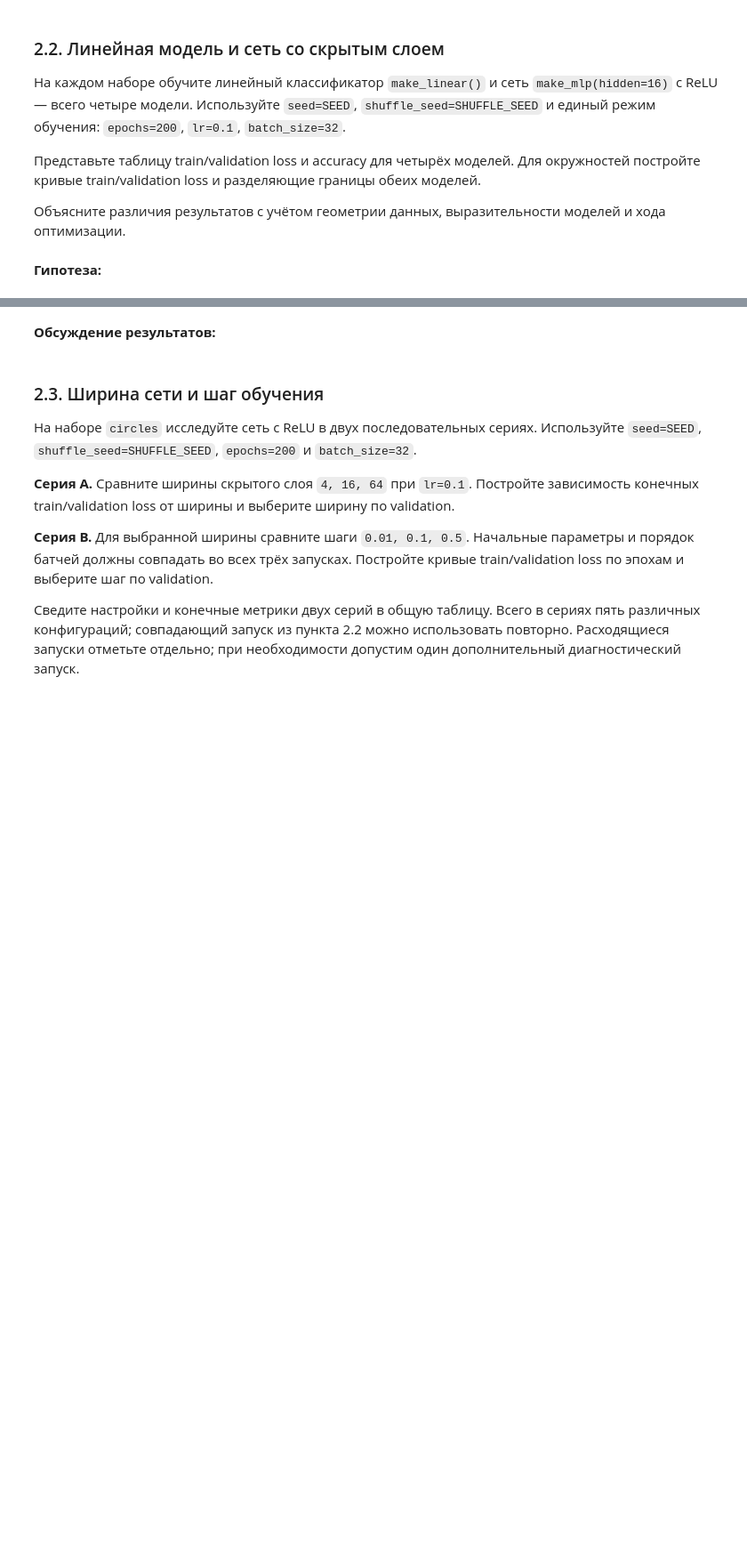
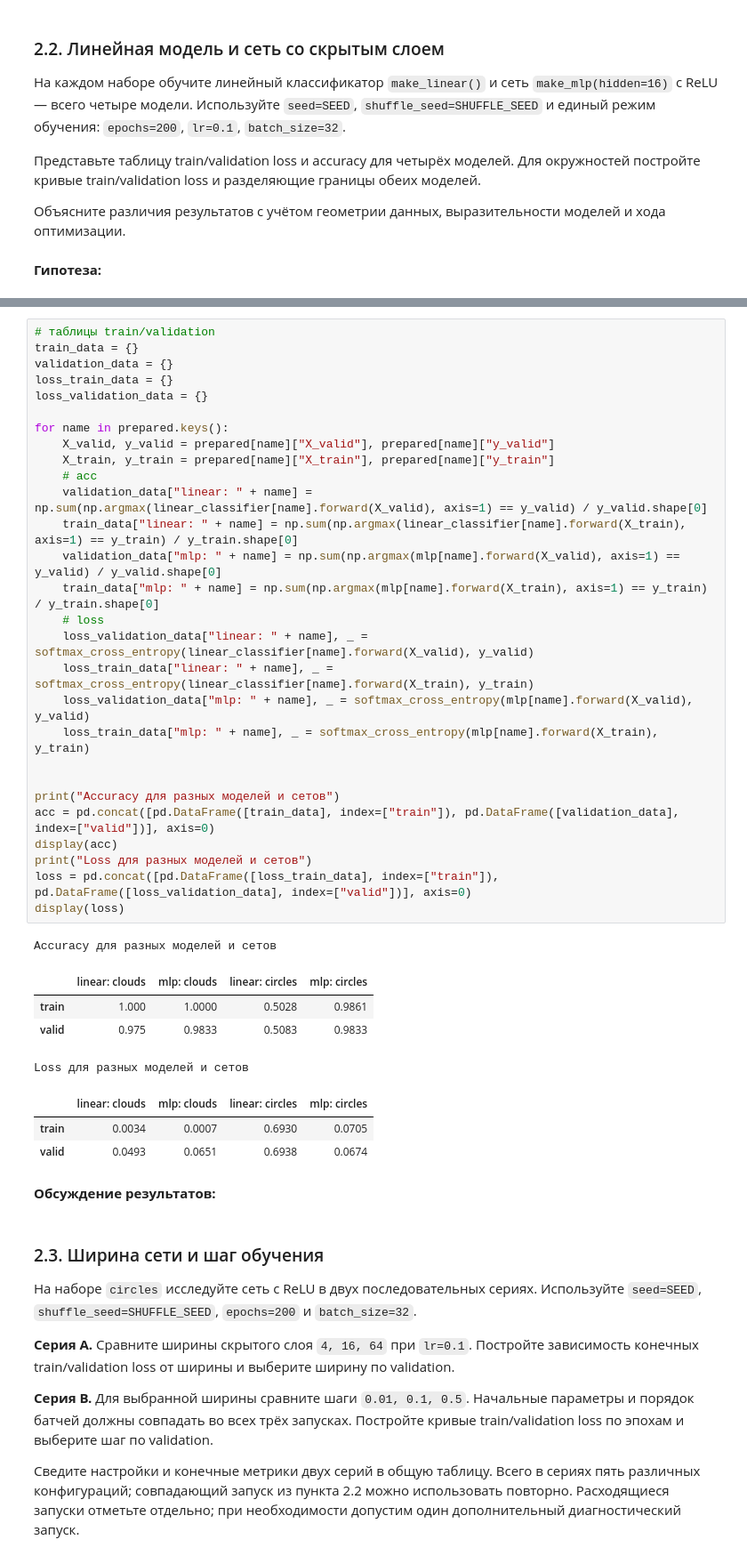
Before and after one commit to Abrackadabrr/machine_learning_practice, a Jupyter notebook: hometask/autumn_semester/task_2/hw2_neural_networks_student.ipynb, the cells around one changed output, grey strips where cells are left out. Shown at 89% size. Cells and saved outputs as stored; diff of their text form; blank space fills up the shorter version.

```diff
--- a/hometask/autumn_semester/task_2/hw2_neural_networks_student.ipynb
+++ b/hometask/autumn_semester/task_2/hw2_neural_networks_student.ipynb
@@ -987,3 +1152,40 @@ def plot_boundary(
+# %%
+# таблицы train/validation
+train_data = {}
+validation_data = {}
+loss_train_data = {}
+loss_validation_data = {}
+
+for name in prepared.keys():
+    X_valid, y_valid = prepared[name]["X_valid"], prepared[name]["y_valid"]
+    X_train, y_train = prepared[name]["X_train"], prepared[name]["y_train"]
+    # acc
+    validation_data["linear: " + name] = np.sum(np.argmax(linear_classifier[name].forward(X_valid), axis=1) == y_valid) / y_valid.shape[0]
+    train_data["linear: " + name] = np.sum(np.argmax(linear_classifier[name].forward(X_train), axis=1) == y_train) / y_train.shape[0]
+    validation_data["mlp: " + name] = np.sum(np.argmax(mlp[name].forward(X_valid), axis=1) == y_valid) / y_valid.shape[0]
+    train_data["mlp: " + name] = np.sum(np.argmax(mlp[name].forward(X_train), axis=1) == y_train) / y_train.shape[0]
+    # loss
+    loss_validation_data["linear: " + name], _ = softmax_cross_entropy(linear_classifier[name].forward(X_valid), y_valid)
+    loss_train_data["linear: " + name], _ = softmax_cross_entropy(linear_classifier[name].forward(X_train), y_train)
+    loss_validation_data["mlp: " + name], _ = softmax_cross_entropy(mlp[name].forward(X_valid), y_valid)
+    loss_train_data["mlp: " + name], _ = softmax_cross_entropy(mlp[name].forward(X_train), y_train)
+
+
+print("Accuracy для разных моделей и сетов")
+acc = pd.concat([pd.DataFrame([train_data], index=["train"]), pd.DataFrame([validation_data], index=["valid"])], axis=0)
+display(acc)
+print("Loss для разных моделей и сетов")
+loss = pd.concat([pd.DataFrame([loss_train_data], index=["train"]), pd.DataFrame([loss_validation_data], index=["valid"])], axis=0)
+display(loss)
+# %% [output]
+Accuracy для разных моделей и сетов
+|  | linear: clouds | mlp: clouds | linear: circles | mlp: circles |
+| train | 1.000 | 1.0000 | 0.5028 | 0.9861 |
+| valid | 0.975 | 0.9833 | 0.5083 | 0.9833 |
+Loss для разных моделей и сетов
+|  | linear: clouds | mlp: clouds | linear: circles | mlp: circles |
+| train | 0.0034 | 0.0007 | 0.6930 | 0.0705 |
+| valid | 0.0493 | 0.0651 | 0.6938 | 0.0674 |
 # %% [markdown]
 **Обсуждение результатов:**
 # %% [markdown]
```
Also changed, not shown: parts of 10 cells of this notebook.
